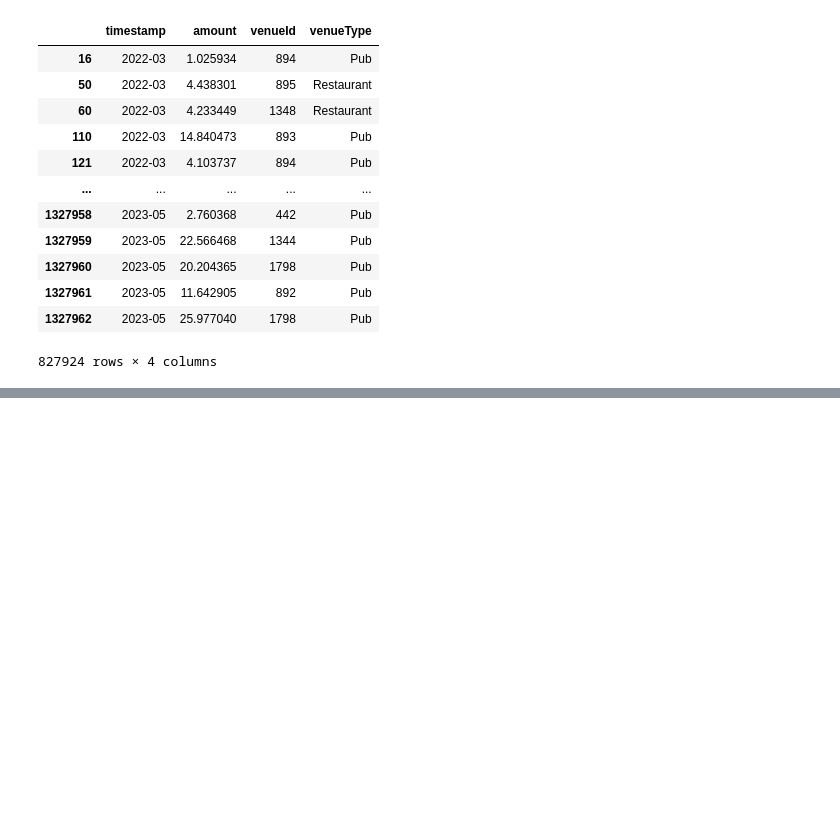
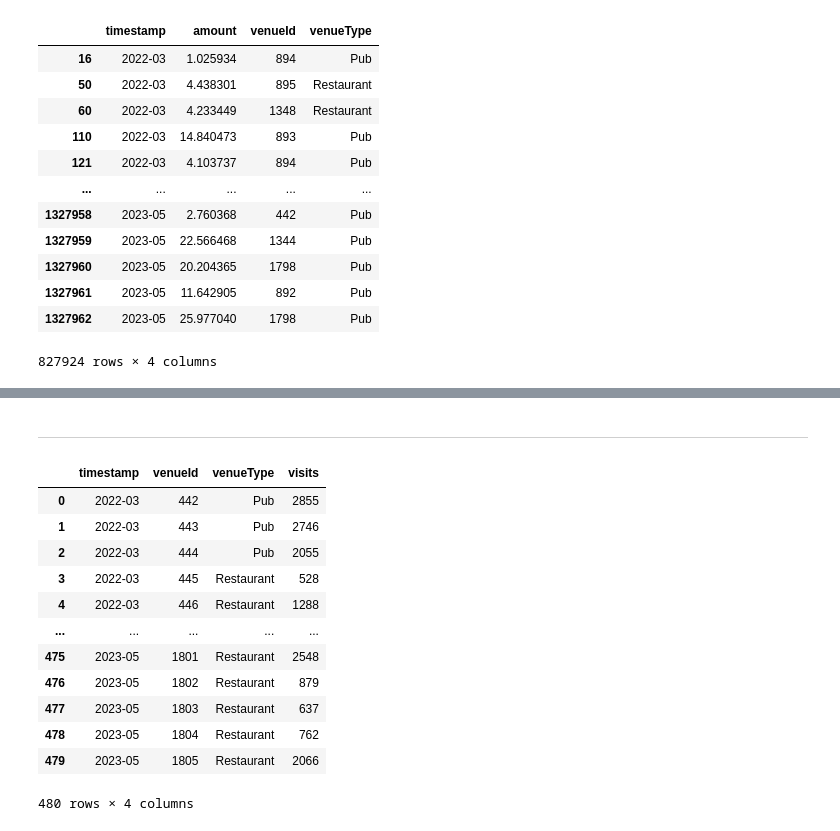
Before and after one commit to alesspalma/VAproject, a Jupyter notebook: preprocessing/aggregations.ipynb, the cells around one changed output, grey strips where cells are left out. Cells and saved outputs as stored; diff of their text form; code cells hidden in the pictures; blank space fills up the shorter version.

```diff
--- a/preprocessing/aggregations.ipynb
+++ b/preprocessing/aggregations.ipynb
@@ -512,0 +520,38 @@ activities = activities.merge(total_earnings, on="venueId")
+# %% [markdown]
+<hr/>
+# %%
+# Read data from the current file
+df = pd.read_csv("../data/Datasets/Journals/CheckinJournal.csv")
+dropped_out = pd.read_csv("../preprocessing/DroppedOut.csv")
+
+# Filter out the participants who dropped out
+df = df[~df["participantId"].isin(dropped_out["participantId"])]
+# Filter rows where venueType is 'Restaurant' or 'Pub'
+df = df[df["venueType"].isin(["Restaurant", "Pub"])]
+
+# transform the timestamp to a datetime that approximates to the year and month
+df["timestamp"] = pd.to_datetime(df["timestamp"])
+df["timestamp"] = df["timestamp"].dt.to_period("M")
+# transform the timestamp to a datetime that approximates to the year, month and day without time
+# df["timestamp"] = pd.to_datetime(df["timestamp"]).dt.date
+
+
+# Count the monthly visits for each venue
+monthly_visits = df.groupby(["timestamp", "venueId", "venueType"]).size().reset_index(name="visits")
+display(monthly_visits)
+
+# custom_to_csv(monthly_visits, "CheckinByMonth.csv")
+# %% [output]
+|  | timestamp | venueId | venueType | visits |
+| 0 | 2022-03 | 442 | Pub | 2855 |
+| 1 | 2022-03 | 443 | Pub | 2746 |
+| 2 | 2022-03 | 444 | Pub | 2055 |
+| 3 | 2022-03 | 445 | Restaurant | 528 |
+| 4 | 2022-03 | 446 | Restaurant | 1288 |
+| ... | ... | ... | ... | ... |
+| 475 | 2023-05 | 1801 | Restaurant | 2548 |
+| 476 | 2023-05 | 1802 | Restaurant | 879 |
+| 477 | 2023-05 | 1803 | Restaurant | 637 |
+| 478 | 2023-05 | 1804 | Restaurant | 762 |
+| 479 | 2023-05 | 1805 | Restaurant | 2066 |
+480 rows × 4 columns
```
Also changed, not shown: parts of 6 cells of this notebook, 3 other files.
